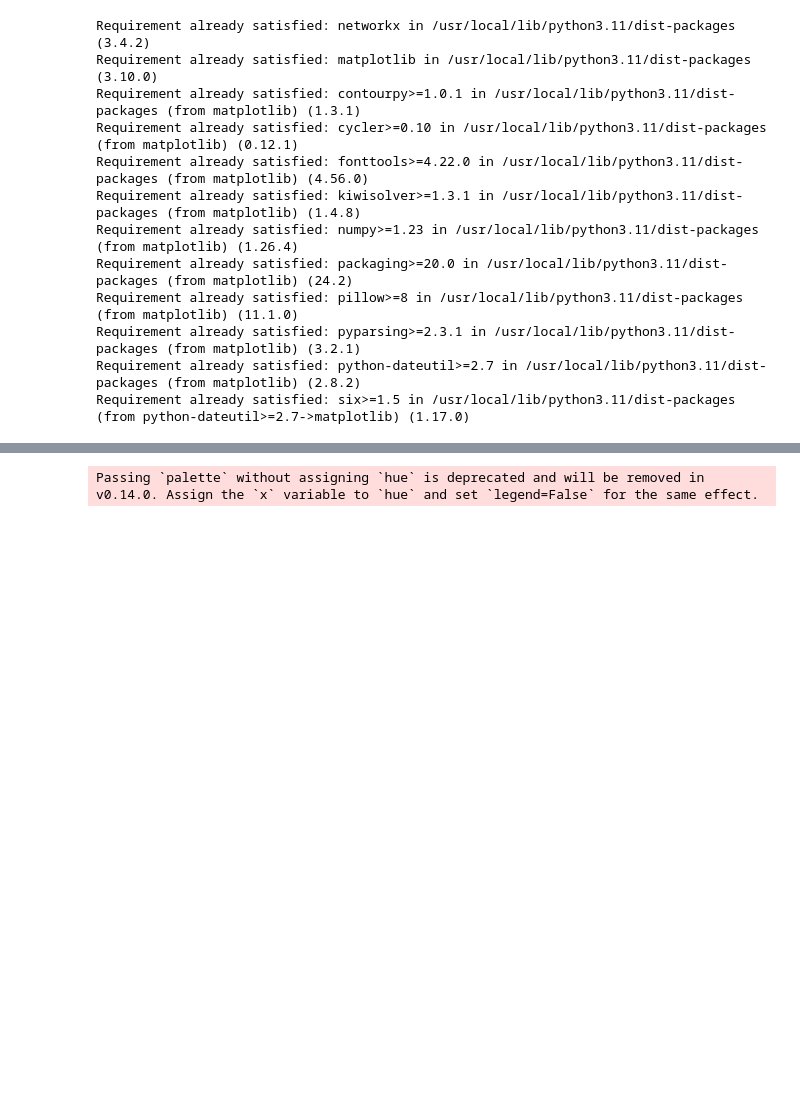
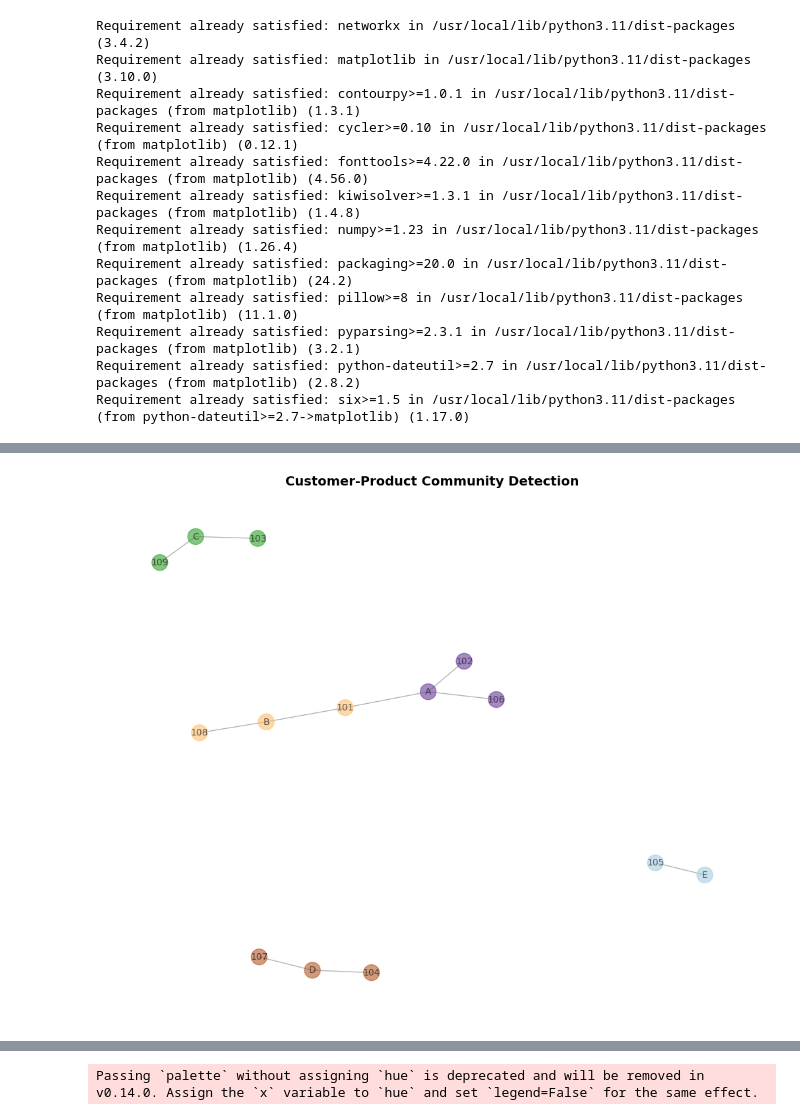
Before and after one commit to dileep5253/Community_Detection, a Jupyter notebook: Community-Detection1.ipynb, the cells around one changed output, grey strips where cells are left out. Cells and saved outputs as stored; diff of their text form; code cells hidden in the pictures; blank space fills up the shorter version.

```diff
--- a/Community-Detection1.ipynb
+++ b/Community-Detection1.ipynb
@@ -680,3 +710,40 @@ plt.show()
+# %%
+import networkx as nx
+import matplotlib.pyplot as plt
+import seaborn as sns
+from community import community_louvain
+
+# 🔹 Step 1: Create Bipartite Graph (Customers and Products)
+G = nx.Graph()
+
+# Sample Data: Customer-Product Purchases
+customer_product_edges = [
+    (101, 'A'), (101, 'B'), (102, 'A'), (103, 'C'),
+    (104, 'D'), (105, 'E'), (106, 'A'), (107, 'D'),
+    (108, 'B'), (109, 'C')
+]
+
+# Add edges to the graph
+G.add_edges_from(customer_product_edges)
+
+# Apply Louvain Community Detection
+partition = community_louvain.best_partition(G)
+
+# Compute Layout
+pos = nx.spring_layout(G, seed=42)  # Ensures stable positioning
+
+# Assign Colors to Communities
+colors = [partition[node] if node in partition else 0 for node in G.nodes()]
+
+# 🔹 Visualization 2: Community Detection Graph
+plt.figure(figsize=(10, 8))
+nx.draw(G, pos, node_color=colors, node_size=300,
+        cmap=plt.cm.Paired, edge_color="gray", alpha=0.6, with_labels=True, font_size=10)
+
+plt.title("Customer-Product Community Detection", fontsize=14, fontweight="bold")
+plt.show()
+# %% [output]
+[figure, added]
 # %%
 !pip install pyvis
 # %% [output]
```
Also changed, not shown: parts of 21 cells of this notebook.
